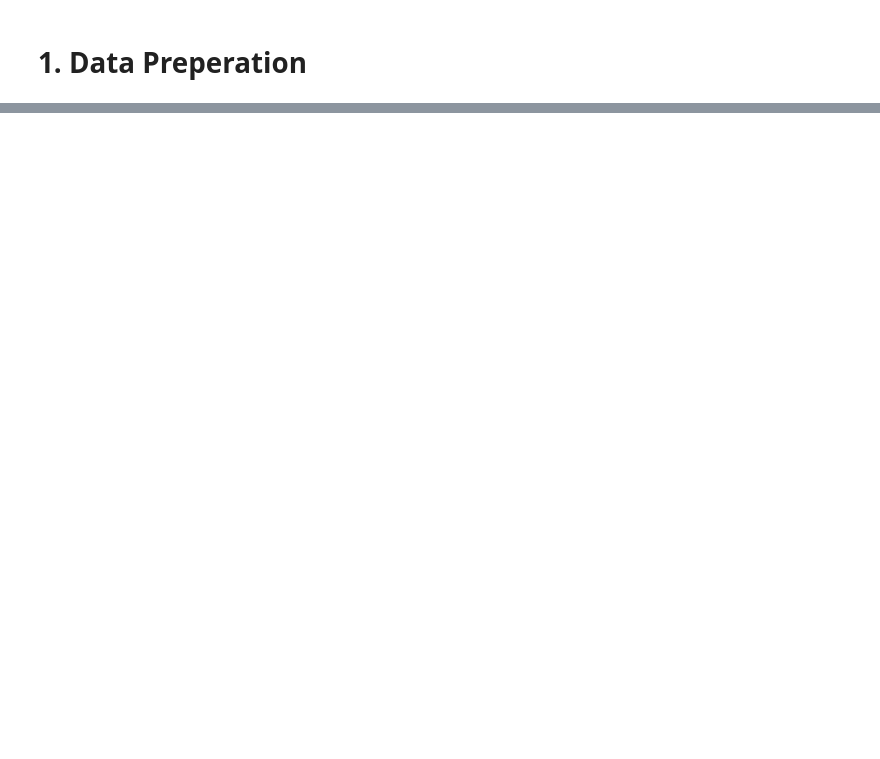
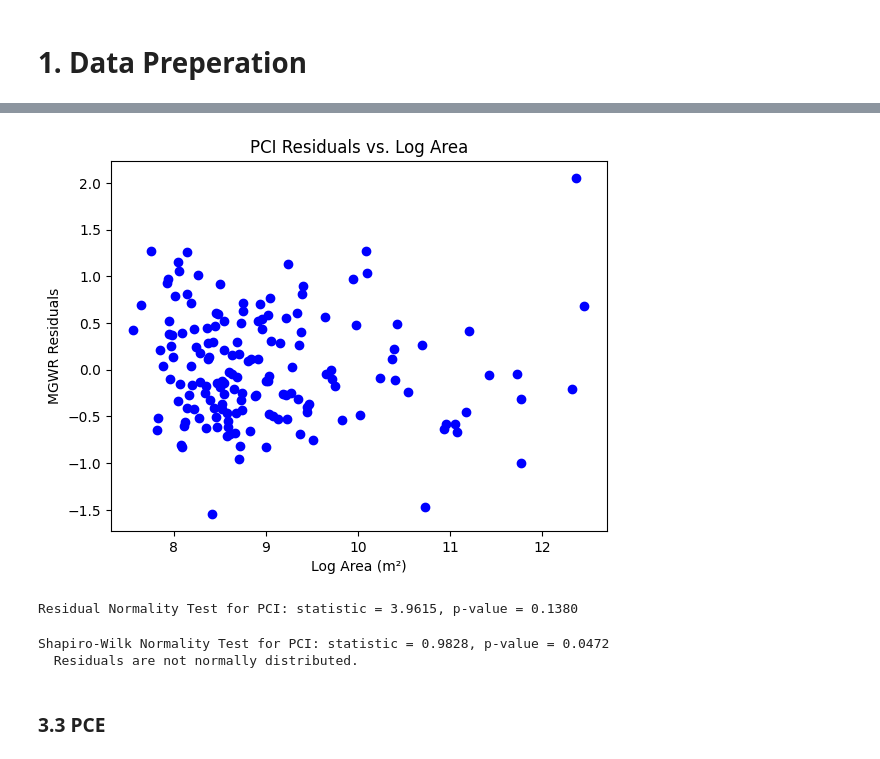
Before and after one commit to NourahAlhosain/CASA-Disso-25, a Jupyter notebook: 06_ImpactFactorsAnalysis.ipynb, the cells around one changed output, grey strips where cells are left out. Cells and saved outputs as stored; diff of their text form; code cells hidden in the pictures; blank space fills up the shorter version.

```diff
--- a/06_ImpactFactorsAnalysis.ipynb
+++ b/06_ImpactFactorsAnalysis.ipynb
@@ -433,0 +121,4 @@ strong multicollinearity or other numerical problems.
+# %%
+# Set up logging for debugging
+logging.basicConfig(level=logging.INFO)
+logger = logging.getLogger(__name__)
@@ -433,0 +138,12 @@ strong multicollinearity or other numerical problems.
+# %%
+def run_mgwr_regression(data_gdf, metric, predictors, coords, w, n_samples, scaler):
+    X = scaler.transform(data_gdf[predictors])  # Apply existing standardization
+    y = data_gdf[metric].values.reshape(-1, 1)  # Reshape dependent variable
+    selector = Sel_BW(coords, y, X, multi=True, kernel='bisquare', fixed=False)  # Initialize bandwidth selector
+    bw = selector.search(criterion='AICc')  # Use AICc for bandwidth optimization
+    if bw is None or any(b > n_samples - 1 for b in bw):  # Check for invalid bandwidths
+        logger.warning(f"Invalid bandwidths for {metric}. Falling back to half sample size.")
+        bw = np.full(len(predictors) + 1, max(2, n_samples // 2), dtype=int)  # Use fallback bandwidth
+    mgwr_model = MGWR(coords, y, X, selector, fixed=False, kernel='bisquare')  # Initialize MGWR model
+    mgwr_results_metric = mgwr_model.fit()  # Fit MGWR model
+    return {'model': mgwr_results_metric, 'bandwidths': bw}  # Return fitted model and bandwidths
@@ -433,0 +162,13 @@ strong multicollinearity or other numerical problems.
+# %%
+# ## 3.2 PCI
+#
+# Perform OLS and MGWR for Park Cooling Intensity (PCI) to assess its relationship with predictors,
+# using Bi-square kernel, AICc for bandwidth optimization, and SOCf for cross-validation,
+# following *Scientific Reports* (PAGE6, PAGE10) and *Building and Environment* (PAGE11).
+
+# Redefine spatial weights for this subsection
+w = KNN.from_dataframe(data_gdf, k=4)  # Create KNN weights with k=4 neighbors
+w.transform = 'r'  # Row-standardize weights
+
+# Define predictor names including constant
+predictor_names = ['const', 'log_area_m2', 'ndvi_mean', 'pisi_mean', 'LSI', 'building_density', 'building_proximity']
@@ -433,0 +199,7 @@ strong multicollinearity or other numerical problems.
+# %%
+# Run MGWR regression for PCI with AICc
+mgwr_pci = run_mgwr_regression(data_gdf, 'PCI', predictors, coords, w, len(data_gdf), scaler)
+print(f"\nMGWR Optimal Bandwidths for PCI: {mgwr_pci['bandwidths']}")
+print(f"MGWR Summary for PCI:")
+print(f"Global R2: {mgwr_pci['model'].R2:.4f}")
+print(f"MGWR AIC: {mgwr_pci['model'].aic:.4f}")
@@ -433,0 +228,28 @@ strong multicollinearity or other numerical problems.
+# %%
+mgwr_residuals_pci = data_gdf['PCI'].values - mgwr_pci['model'].predy.flatten()
+plt.scatter(data_gdf['log_area_m2'], mgwr_residuals_pci, c='blue')
+plt.xlabel('Log Area (m²)')
+plt.ylabel('MGWR Residuals')
+plt.title('PCI Residuals vs. Log Area')
+plt.show()
+# %% [output]
+[figure, added]
+# %%
+from scipy.stats import normaltest
+stat, p = normaltest(mgwr_residuals_pci)
+print(f"Residual Normality Test for PCI: statistic = {stat:.4f}, p-value = {p:.4f}")
+if p < 0.05:
+    print("  Residuals are not normally distributed, suggesting model limitations.")
+# %% [output]
+Residual Normality Test for PCI: statistic = 3.9615, p-value = 0.1380
+# %%
+from scipy.stats import shapiro
+stat, p = shapiro(mgwr_residuals_pci)
+print(f"Shapiro-Wilk Normality Test for PCI: statistic = {stat:.4f}, p-value = {p:.4f}")
+if p < 0.05:
+    print("  Residuals are not normally distributed.")
+# %% [output]
+Shapiro-Wilk Normality Test for PCI: statistic = 0.9828, p-value = 0.0472
+  Residuals are not normally distributed.
+# %% [markdown]
+### 3.3 PCE
```
Also changed, not shown: parts of 71 cells of this notebook, 8 other files.
